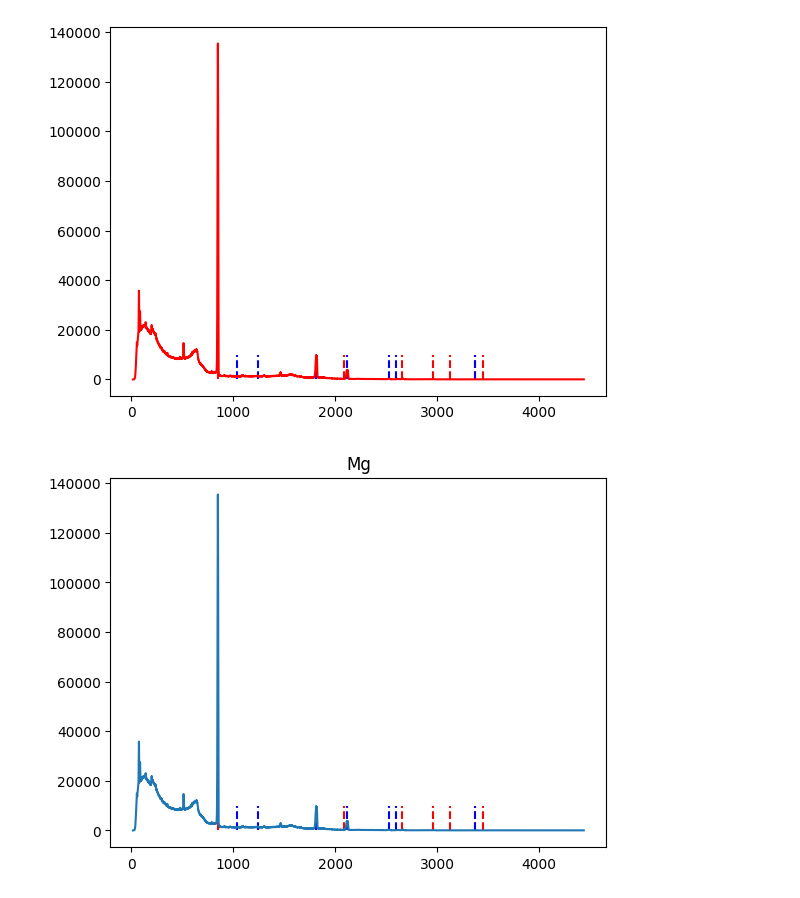
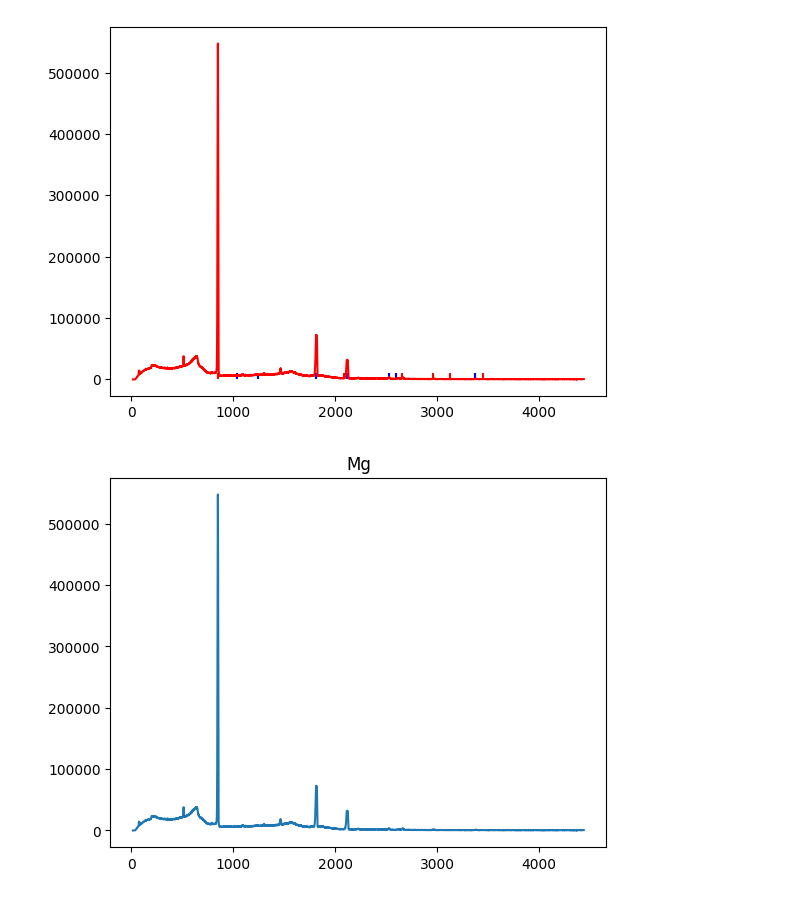
Before and after one commit to eragose/Manganese-experiment, a Jupyter notebook: Energy_jupiter.ipynb, the cells around one changed output. Saved outputs shown, nothing was run; the diff lists cells and outputs as text; code cells hidden in the pictures.

```diff
--- a/Energy_jupiter.ipynb
+++ b/Energy_jupiter.ipynb
@@ -10,22 +10,22 @@ from zipfile import ZipFile
 
 
 
-#specifying the zip file name
-for i in range(5):
-    file_name = f'Dag 2/Mg_data/Mg_1_maalning_dag2_ch000{i}.zip'
+# #specifying the zip file name
+# for i in range(5):
+#     file_name = f'Dag 2/Mg_data/Mg_1_maalning_dag2_ch000{i}.zip'
 
-    # opening the zip file in READ mode
-    with ZipFile(file_name, 'r') as ti:
-        # printing all the contents of the zip file
-        ti.printdir()
+#     # opening the zip file in READ mode
+#     with ZipFile(file_name, 'r') as ti:
+#         # printing all the contents of the zip file
+#         ti.printdir()
 
-        # extracting all the files
-        ti.extractall()
+#         # extracting all the files
+#         ti.extractall()
 
-a = 0.73971712
-ae = 9.9e-7
-b = 0.3785
-be = 1.4e-3
+# a = 0.73971712
+# ae = 9.9e-7
+# b = 0.3785
+# be = 1.4e-3
 
 # data = []
 #
@@ -51,6 +51,13 @@ def getCounts(j, lc: int = 20, hc: int = 6000):
     be = 1.4e-3
     x  = x * a + b
 
+    a = 180.66341379895778
+    b = 0.034598909761420625
+    usikkerheder: [6.52763544e+00, 5.95806196e-03]
+    eff = a *1 / x + b
+    y = y / eff
+
+
     return (x, y)
 
 Line = [3445.279,3369.91,3122.908,2959.935,2657.547,2085.064,846.77]
@@ -75,8 +82,8 @@ Mg1 = getCounts(5)
 plt.plot(Mg1[0], Mg1[1], color="r", label="data")
 plt.show()
 
-plt.vlines(Line, 0, 10000, colors='r', linestyles='dashed')
-plt.vlines(line, 0, 10000, colors='b', linestyles='dashed')
+# plt.vlines(Line, 0, 10000, colors='r', linestyles='dashed')
+# plt.vlines(line, 0, 10000, colors='b', linestyles='dashed')
 
 plt.plot(Mg1[0], Mg1[1])
 plt.title('Mg')
@@ -103,10 +100,10 @@ Mg_1_maalning_dag2_ch0004.txt                  2022-11-24 11:23:40     95900857
 File: 0
 File: 1
 File: 2
 File: 3
 File: 4
-[figure, old version]
+[figure, new version]
-[figure, old version]
+[figure, new version]
 # %%
 
 def getChannel(name: str, data:tuple , lower_limit: int, upper_limit: int, x_1:int, x_2:int, guess: [int, int, int], guess2 = [0,0]):
```
Also changed, not shown: parts of 11 cells of this notebook.
